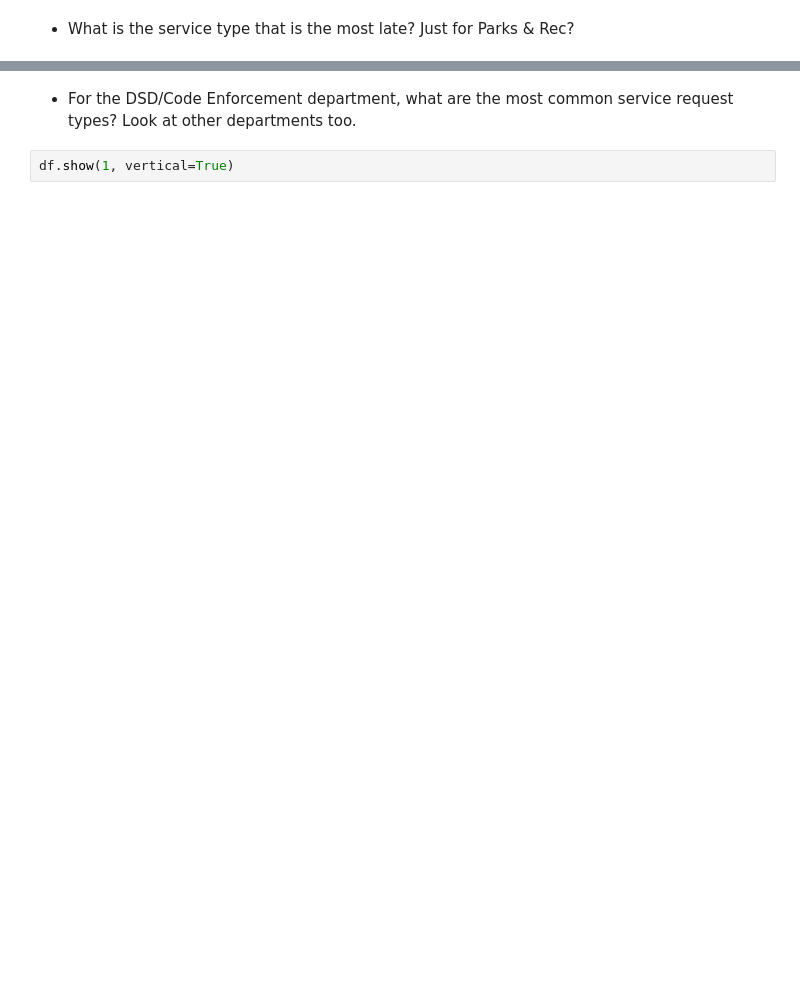
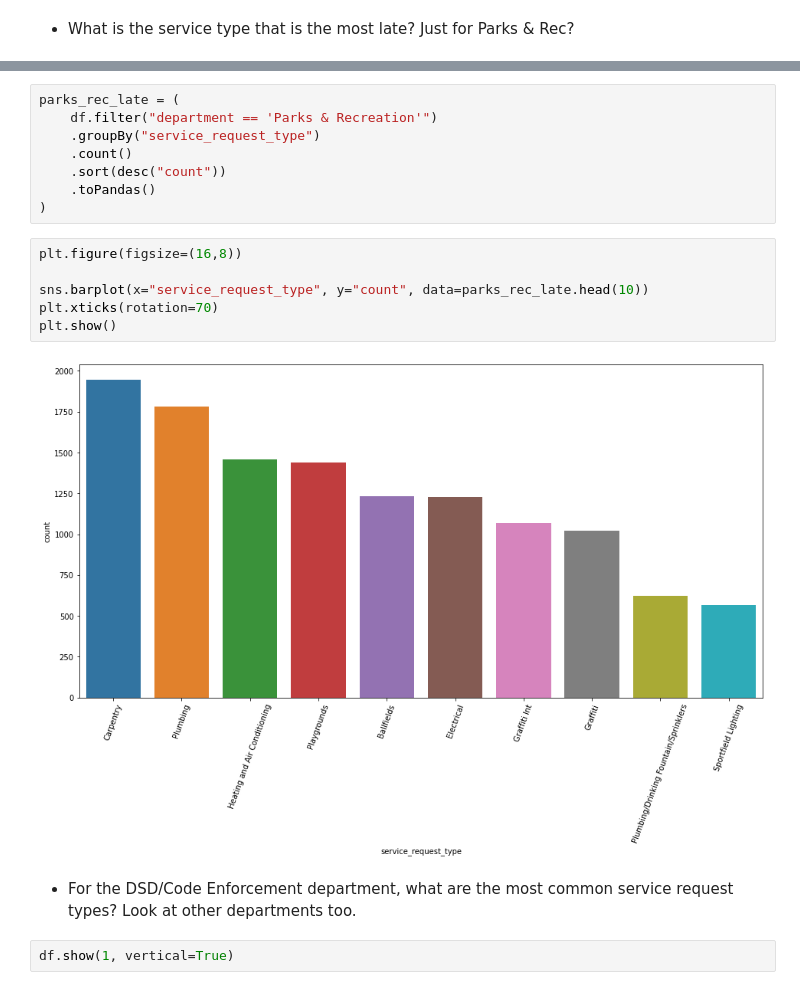
Before and after one commit to jivemachine/distributed-ml, a Jupyter notebook: exploring_exercises.ipynb, the cells around one changed output, grey strips where cells are left out. Saved outputs shown, nothing was run; the diff lists cells and outputs as text; blank space fills up the shorter version.

```diff
--- a/exploring_exercises.ipynb
+++ b/exploring_exercises.ipynb
@@ -121,3 +209,19 @@ df.show(1, vertical=True)
+# %%
+parks_rec_late = (
+    df.filter("department == 'Parks & Recreation'")
+    .groupBy("service_request_type")
+    .count()
+    .sort(desc("count"))
+    .toPandas()
+)
+# %%
+plt.figure(figsize=(16,8))
+
+sns.barplot(x="service_request_type", y="count", data=parks_rec_late.head(10))
+plt.xticks(rotation=70)
+plt.show()
+# %% [output]
+[figure, added]
 # %% [markdown]
 - For the DSD/Code Enforcement department, what are the most common service request types? Look at other departments too.
 # %%
```
Also changed, not shown: parts of 14 cells of this notebook.
